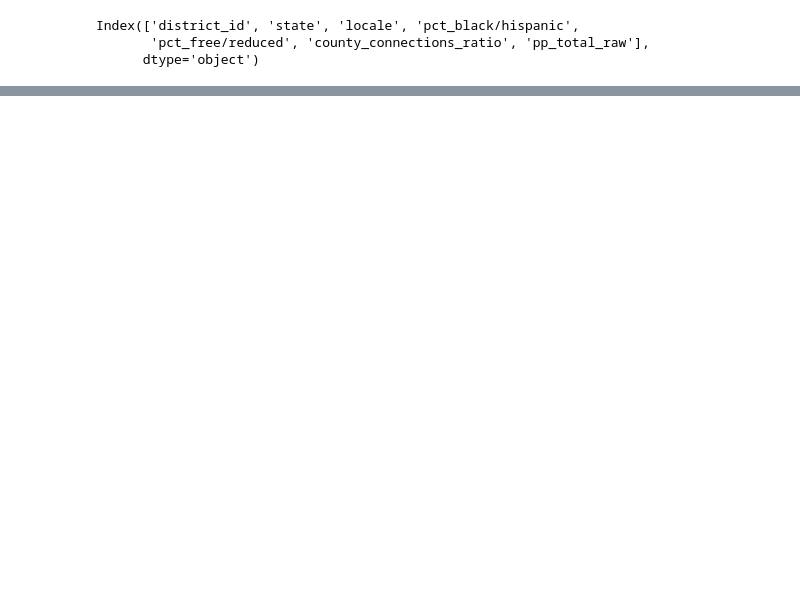
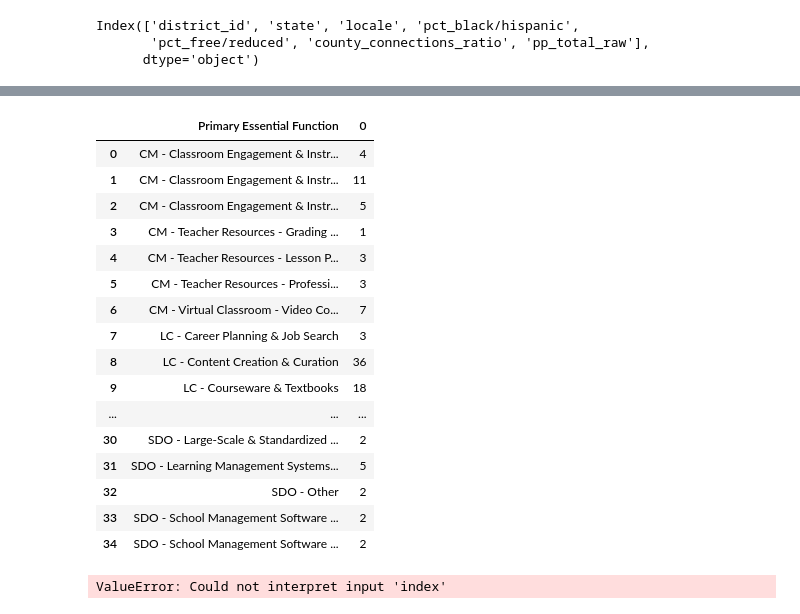
Before and after one commit to iamcheerag/LearnPlatform-COVID-19-Impact-on-Digital-Learning, a Jupyter notebook: data.ipynb, the cells around one changed output, grey strips where cells are left out. Cells and saved outputs as stored; diff of their text form; code cells hidden in the pictures; blank space fills up the shorter version.

```diff
--- a/data.ipynb
+++ b/data.ipynb
@@ -173,0 +209,24 @@ fig.show()
+# %%
+agg_prime_essential
+# %% [output]
+|  | Primary Essential Function | 0 |
+| 0 | CM - Classroom Engagement & Instr... | 4 |
+| 1 | CM - Classroom Engagement & Instr... | 11 |
+| 2 | CM - Classroom Engagement & Instr... | 5 |
+| 3 | CM - Teacher Resources - Grading ... | 1 |
+| 4 | CM - Teacher Resources - Lesson P... | 3 |
+| 5 | CM - Teacher Resources - Professi... | 3 |
+| 6 | CM - Virtual Classroom - Video Co... | 7 |
+| 7 | LC - Career Planning & Job Search | 3 |
+| 8 | LC - Content Creation & Curation | 36 |
+| 9 | LC - Courseware & Textbooks | 18 |
+| ... | ... | ... |
+| 30 | SDO - Large-Scale & Standardized ... | 2 |
+| 31 | SDO - Learning Management Systems... | 5 |
+| 32 | SDO - Other | 2 |
+| 33 | SDO - School Management Software ... | 2 |
+| 34 | SDO - School Management Software ... | 2 |
+# %%
+sns.countplot(y="index",df = agg_prime_essential)
+# %% [output]
+ValueError: Could not interpret input 'index'
```
Also changed, not shown: parts of 12 cells of this notebook.
